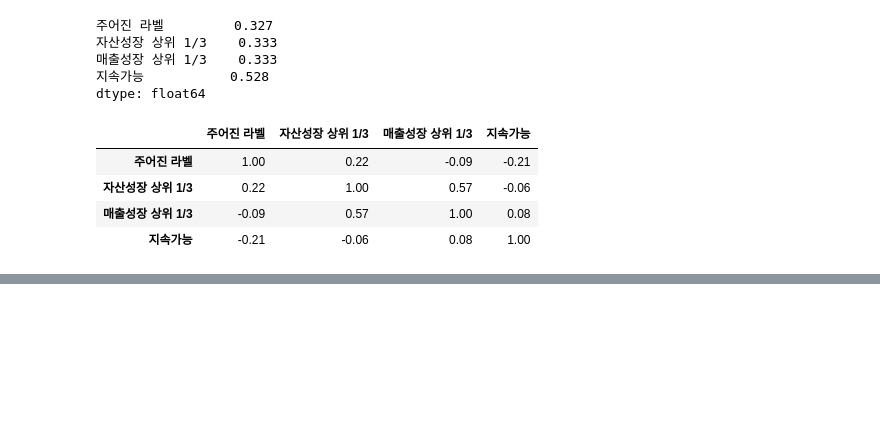
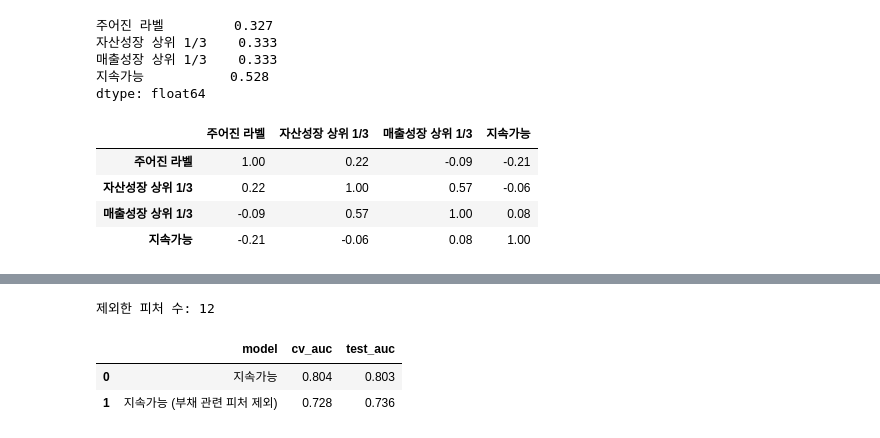
Before and after one commit to JeongHyck06/2026-2_DS_Hackathon, a Jupyter notebook: notebooks/model.ipynb, the cells around one changed output, grey strips where cells are left out. Cells and saved outputs as stored; diff of their text form; code cells hidden in the pictures; blank space fills up the shorter version.

```diff
--- a/notebooks/model.ipynb
+++ b/notebooks/model.ipynb
@@ -336 +337,15 @@ top5
 | 5위 | 업종대분류 | 22년 부가가치율 | 자산성장률_20_22 | 업종대분류 |
+# %%
+# 지속가능은 24년 부채비율로 정의했는데 피처에 22년 부채비율이 있어서 AUC 0.80은 지표 지속성이 큼
+# 부채 관련 피처를 빼고 다시 학습해서 얼마나 떨어지는지 확인
+no_debt = [c for c in num_cols if not any(k in c for k in ["부채", "자기자본", "자본잠식"])]
+print("제외한 피처 수:", len(num_cols) - len(no_debt))
+ytr = targets.loc[X_train.index, "지속가능"]
+yte = targets.loc[X_test.index, "지속가능"]
+row, prob = evaluate("지속가능 (부채 관련 피처 제외)", make_boost(no_debt, cat_cols), X_train[no_debt + cat_cols], ytr, X_test[no_debt + cat_cols], yte)
+pd.DataFrame([target_metrics.iloc[3].to_dict(), row]).round(3)
+# %% [output]
+제외한 피처 수: 12
+|  | model | cv_auc | test_auc |
+| 0 | 지속가능 | 0.804 | 0.803 |
+| 1 | 지속가능 (부채 관련 피처 제외) | 0.728 | 0.736 |
```
Also changed, not shown: parts of 4 cells of this notebook.
